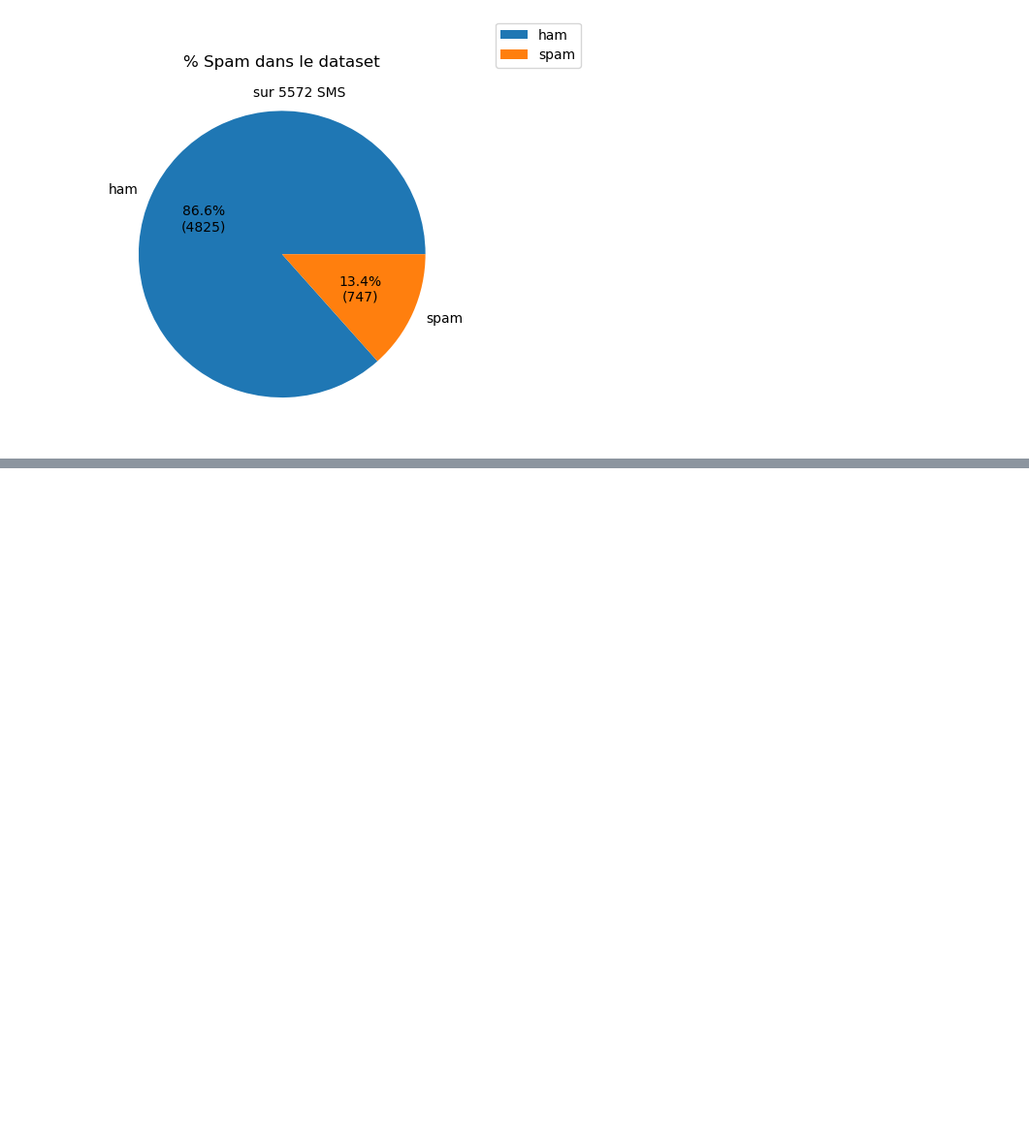
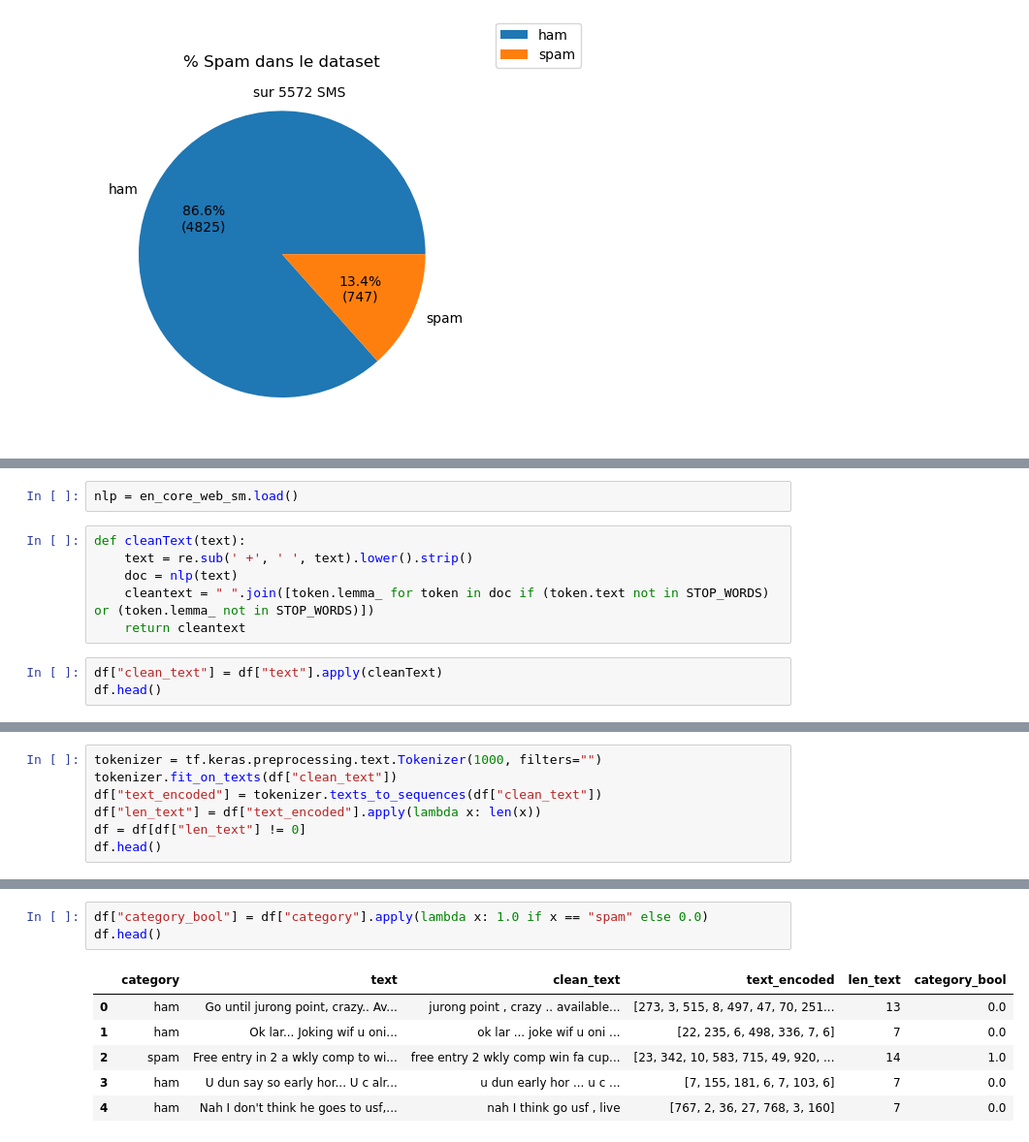
Before and after one commit to TheoGuil/jedha_projects, a Jupyter notebook: SpamDetector/study.ipynb, the cells around one changed output, grey strips where cells are left out. Shown: that part at 97% size. Saved outputs shown, nothing was run; the diff lists cells and outputs as text; blank space fills up the shorter version.

Commit message:
[Spam] Add preprocessing and start training model

```diff
--- a/SpamDetector/study.ipynb
+++ b/SpamDetector/study.ipynb
@@ -55,0 +72,11 @@ plt.show()
+# %%
+nlp = en_core_web_sm.load()
+# %%
+def cleanText(text):
+    text = re.sub(' +', ' ', text).lower().strip()
+    doc = nlp(text)
+    cleantext = " ".join([token.lemma_ for token in doc if (token.text not in STOP_WORDS) or (token.lemma_ not in STOP_WORDS)])
+    return cleantext
+# %%
+df["clean_text"] = df["text"].apply(cleanText)
+df.head()
@@ -55,0 +90,7 @@ plt.show()
+# %%
+tokenizer = tf.keras.preprocessing.text.Tokenizer(1000, filters="")
+tokenizer.fit_on_texts(df["clean_text"])
+df["text_encoded"] = tokenizer.texts_to_sequences(df["clean_text"])
+df["len_text"] = df["text_encoded"].apply(lambda x: len(x))
+df = df[df["len_text"] != 0]
+df.head()
@@ -55,0 +104,10 @@ plt.show()
+# %%
+df["category_bool"] = df["category"].apply(lambda x: 1.0 if x == "spam" else 0.0)
+df.head()
+# %% [output]
+|  | category | text | clean_text | text_encoded | len_text | category_bool |
+| 0 | ham | Go until jurong point, crazy.. Av... | jurong point , crazy .. available... | [273, 3, 515, 8, 497, 47, 70, 251... | 13 | 0.0 |
+| 1 | ham | Ok lar... Joking wif u oni... | ok lar ... joke wif u oni ... | [22, 235, 6, 498, 336, 7, 6] | 7 | 0.0 |
+| 2 | spam | Free entry in 2 a wkly comp to wi... | free entry 2 wkly comp win fa cup... | [23, 342, 10, 583, 715, 49, 920, ... | 14 | 1.0 |
+| 3 | ham | U dun say so early hor... U c alr... | u dun early hor ... u c ... | [7, 155, 181, 6, 7, 103, 6] | 7 | 0.0 |
+| 4 | ham | Nah I don't think he goes to usf,... | nah I think go usf , live | [767, 2, 36, 27, 768, 3, 160] | 7 | 0.0 |
```
Also changed, not shown: parts of 16 cells of this notebook.
